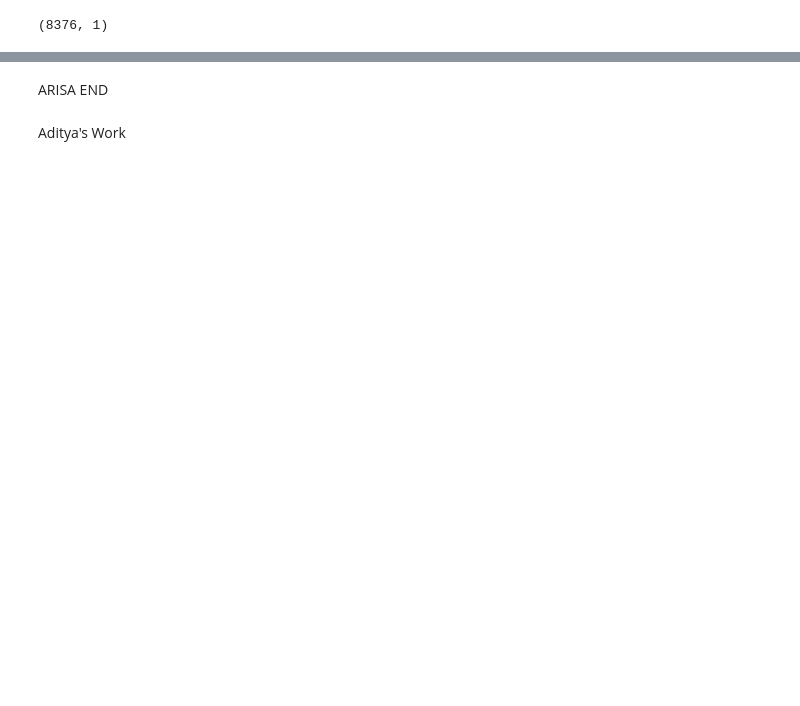
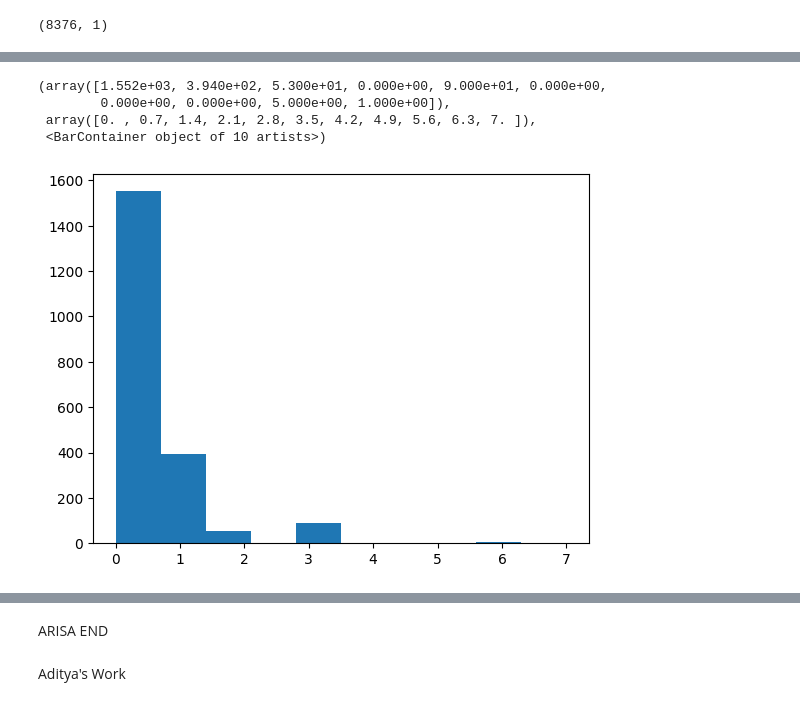
Before and after one commit to arisanguyen/210_Capstone_Aditya_Arisa_Noriel, a Jupyter notebook: abajaj_modeling.ipynb, the cells around one changed output, grey strips where cells are left out. Saved outputs shown, nothing was run; the diff lists cells and outputs as text; code cells hidden in the pictures; blank space fills up the shorter version.

```diff
--- a/abajaj_modeling.ipynb
+++ b/abajaj_modeling.ipynb
@@ -434,0 +577,2 @@ Epoch 10/10
+# %%
+test = logistic_model.predict(input_image_street_2)
@@ -434,0 +581,15 @@ Epoch 10/10
+# %%
+test_values = []
+for i in test:
+    input_list = i
+    max_value = max(input_list)
+    index = [index for index, item in enumerate(input_list) if item == max_value]
+    test_values.append(index[0])
+# %%
+plt.hist(test_values)
+# %% [output]
+(array([1.552e+03, 3.940e+02, 5.300e+01, 0.000e+00, 9.000e+01, 0.000e+00,
+        0.000e+00, 0.000e+00, 5.000e+00, 1.000e+00]),
+ array([0. , 0.7, 1.4, 2.1, 2.8, 3.5, 4.2, 4.9, 5.6, 6.3, 7. ]),
+ <BarContainer object of 10 artists>)
+[figure, added]
```
Also changed, not shown: parts of 20 cells of this notebook.
